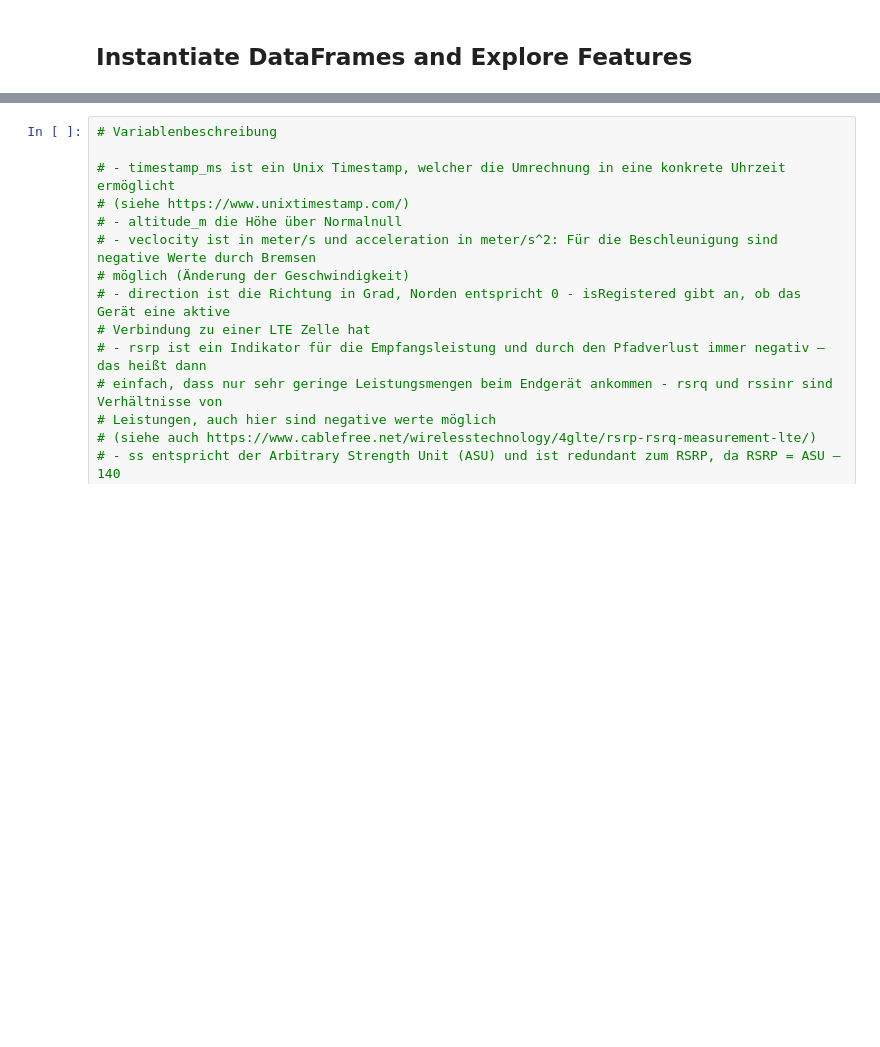
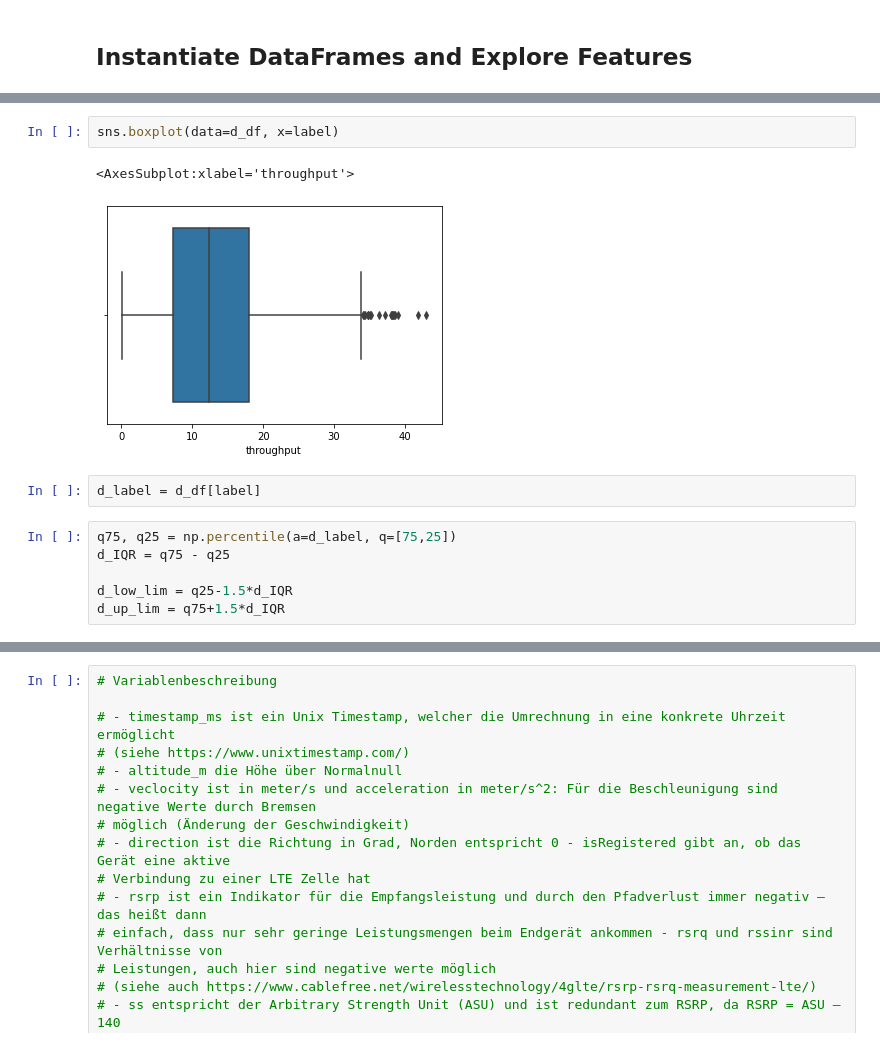
Before and after one commit to luiul/statistics-meets-logistics, a Jupyter notebook: project-w-data/project.ipynb, the cells around one changed output, grey strips where cells are left out. Cells and saved outputs as stored; diff of their text form; blank space fills up the shorter version.

```diff
--- a/project-w-data/project.ipynb
+++ b/project-w-data/project.ipynb
@@ -108,0 +242,13 @@ pd.set_option('display.max_columns',None)
+# %%
+sns.boxplot(data=d_df, x=label)
+# %% [output]
+<AxesSubplot:xlabel='throughput'>
+[figure, added]
+# %%
+d_label = d_df[label]
+# %%
+q75, q25 = np.percentile(a=d_label, q=[75,25])
+d_IQR = q75 - q25
+
+d_low_lim = q25-1.5*d_IQR
+d_up_lim = q75+1.5*d_IQR
```
Also changed, not shown: parts of 102 cells of this notebook, 41 other files.
